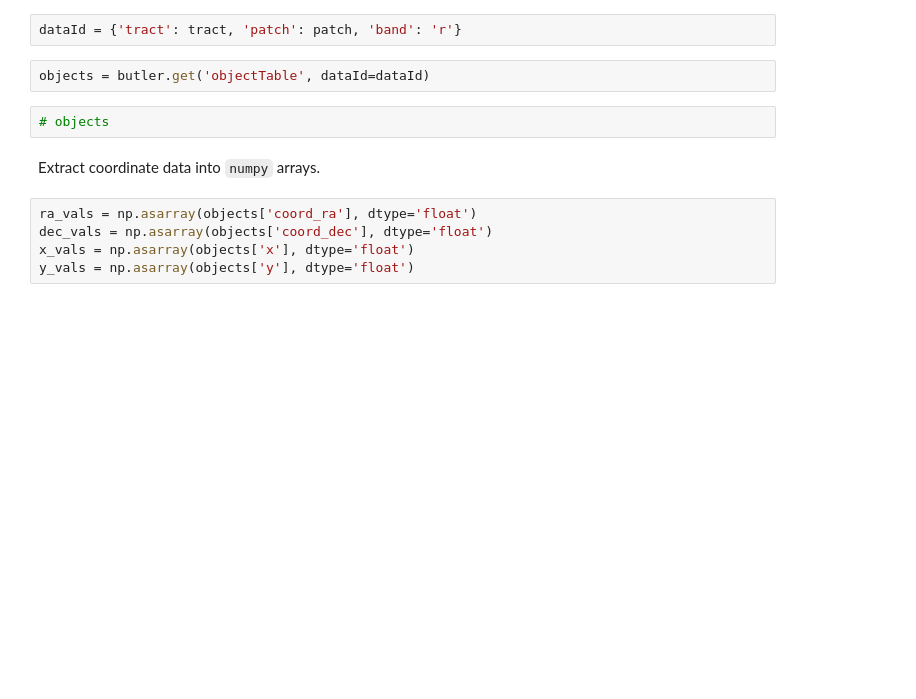
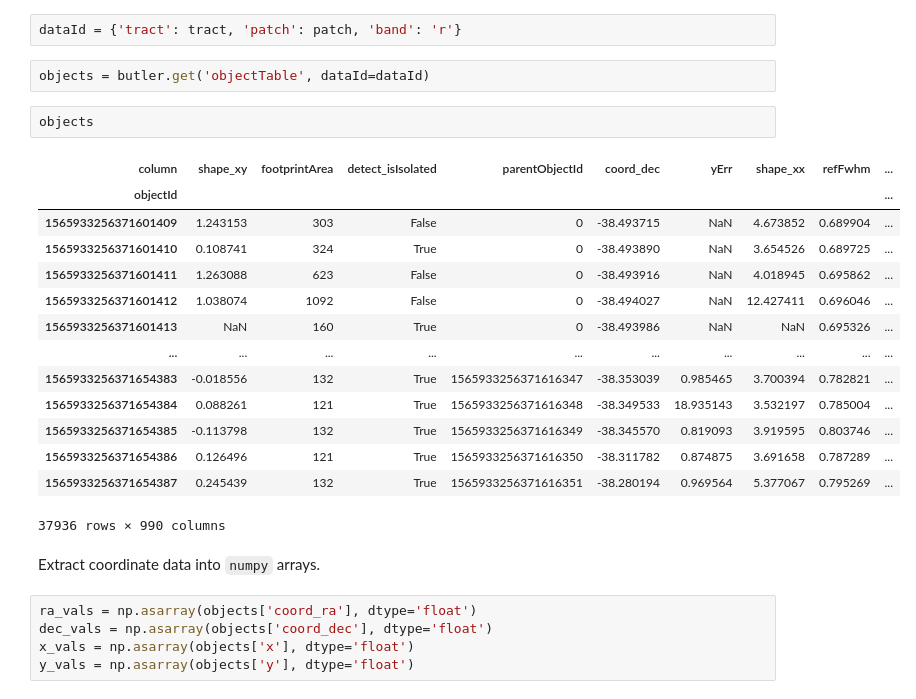
Before and after one commit to rubin-dp0/delegate-contributions-dp02, a Jupyter notebook: roman/work_in_progress/3_images.ipynb, the cells around one changed output. Drawn from its saved outputs; the diff is of its cells as text; blank space fills up the shorter version.

```diff
--- a/roman/work_in_progress/3_images.ipynb
+++ b/roman/work_in_progress/3_images.ipynb
@@ -145,7 +172,22 @@ dataId = {'tract': tract, 'patch': patch, 'band': 'r'}
 # %%
 objects = butler.get('objectTable', dataId=dataId)
 # %%
-# objects
+objects
+# %% [output]
+| column | shape_xy | footprintArea | detect_isIsolated | parentObjectId | coord_dec | yErr | shape_xx | refFwhm | ... |
+| objectId |  |  |  |  |  |  |  |  | ... |
+| 1565933256371601409 | 1.243153 | 303 | False | 0 | -38.493715 | NaN | 4.673852 | 0.689904 | ... |
+| 1565933256371601410 | 0.108741 | 324 | True | 0 | -38.493890 | NaN | 3.654526 | 0.689725 | ... |
+| 1565933256371601411 | 1.263088 | 623 | False | 0 | -38.493916 | NaN | 4.018945 | 0.695862 | ... |
+| 1565933256371601412 | 1.038074 | 1092 | False | 0 | -38.494027 | NaN | 12.427411 | 0.696046 | ... |
+| 1565933256371601413 | NaN | 160 | True | 0 | -38.493986 | NaN | NaN | 0.695326 | ... |
+| ... | ... | ... | ... | ... | ... | ... | ... | ... | ... |
+| 1565933256371654383 | -0.018556 | 132 | True | 1565933256371616347 | -38.353039 | 0.985465 | 3.700394 | 0.782821 | ... |
+| 1565933256371654384 | 0.088261 | 121 | True | 1565933256371616348 | -38.349533 | 18.935143 | 3.532197 | 0.785004 | ... |
+| 1565933256371654385 | -0.113798 | 132 | True | 1565933256371616349 | -38.345570 | 0.819093 | 3.919595 | 0.803746 | ... |
+| 1565933256371654386 | 0.126496 | 121 | True | 1565933256371616350 | -38.311782 | 0.874875 | 3.691658 | 0.787289 | ... |
+| 1565933256371654387 | 0.245439 | 132 | True | 1565933256371616351 | -38.280194 | 0.969564 | 5.377067 | 0.795269 | ... |
+37936 rows × 990 columns
 # %% [markdown]
 Extract coordinate data into `numpy` arrays.
 # %%
```
Also changed, not shown: parts of 34 cells of this notebook.
